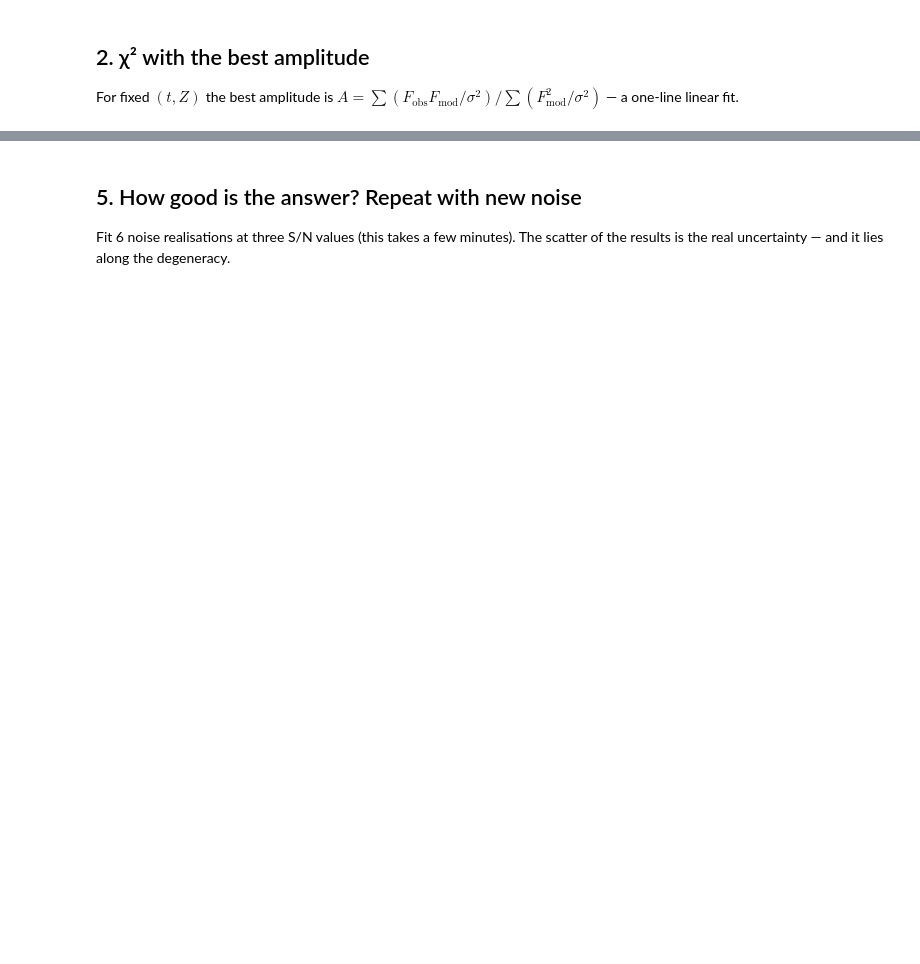
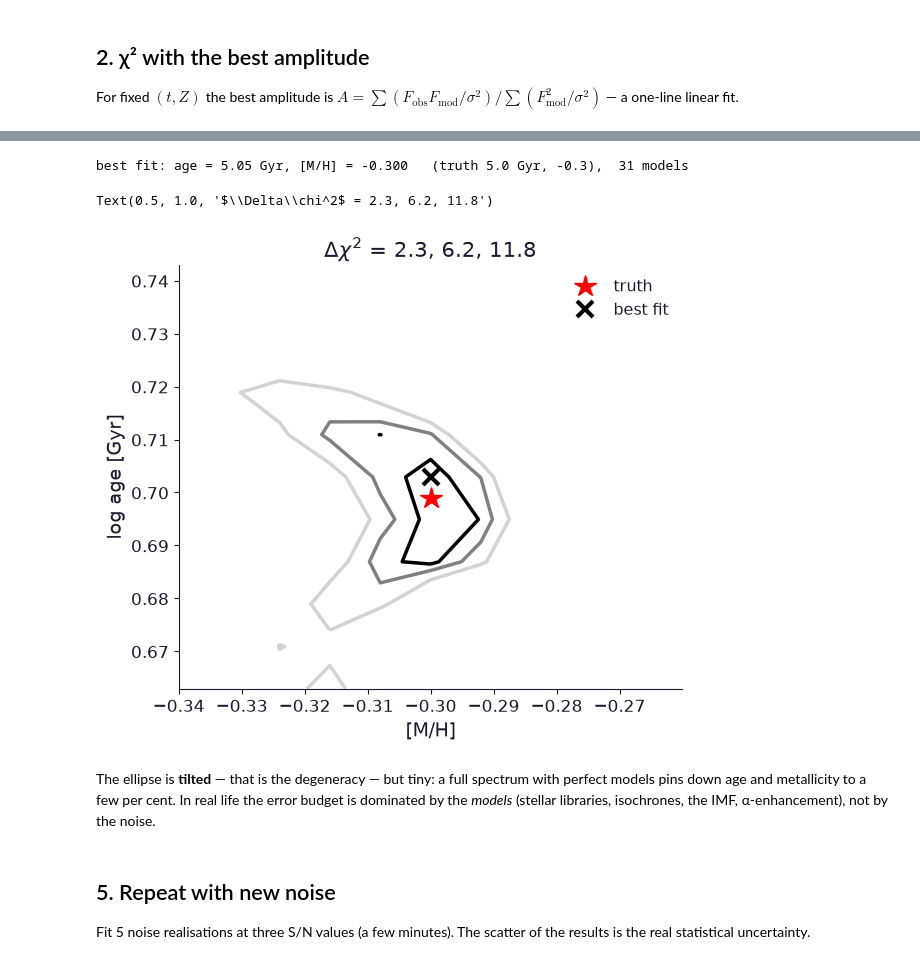
Before and after one commit to Azeret/stellar-populations-lectures, a Jupyter notebook: notebooks/06_fitting_an_SSP_with_FaSTAR.ipynb, the cells around one changed output, grey strips where cells are left out. Drawn from its saved outputs; the diff is of its cells as text; code cells hidden in the pictures; blank space fills up the shorter version.

```diff
--- a/notebooks/06_fitting_an_SSP_with_FaSTAR.ipynb
+++ b/notebooks/06_fitting_an_SSP_with_FaSTAR.ipynb
@@ -97,17 +110,30 @@ The grid is coarse. Starting from the best grid point, we let `scipy.optimize.mi
 # %%
 def f(p):
     la, met = p
     if not (np.log10(0.05) < la < np.log10(13.9) and -2.4 < met < 0.29):
         return 1e30
     return chi2(10 ** la, met)
 
-res = minimize(f, x0=[np.log10(ages[i]), mets[j]], method='Nelder-Mead',
-               options=dict(xatol=1e-3, fatol=0.5))
-print(f'best fit: age = {10 ** res.x[0]:.2f} Gyr, [M/H] = {res.x[1]:+.3f}   (truth {TRUE["age"]} Gyr, {TRUE["met"]})')
-print('model evaluations:', res.nfev)
+res = minimize(f, x0=[np.log10(ages[i]), mets[j]], method='Nelder-Mead', options=dict(xatol=1e-3, fatol=0.5))
+la0, m0 = res.x
+print(f'best fit: age = {10 ** la0:.2f} Gyr, [M/H] = {m0:+.3f}   (truth {TRUE["age"]} Gyr, {TRUE["met"]}),  {res.nfev} models')
+
+dla, dm = np.linspace(-0.04, 0.04, 11), np.linspace(-0.04, 0.04, 11)
+fine = np.array([[f([la0 + a, m0 + b]) for b in dm] for a in dla])
+fig, ax = plt.subplots(figsize=(6.5, 5.5))
+ax.contour(m0 + dm, la0 + dla, fine - fine.min(), levels=[2.3, 6.2, 11.8], colors=['k', 'grey', 'lightgrey'])
+ax.plot(TRUE['met'], np.log10(TRUE['age']), 'r*', ms=16, label='truth')
+ax.plot(m0, la0, 'kx', ms=12, mew=3, label='best fit')
+ax.set_xlabel('[M/H]'); ax.set_ylabel('log age [Gyr]'); ax.legend(); ax.set_title(r'$\Delta\chi^2$ = 2.3, 6.2, 11.8')
+# %% [output]
+best fit: age = 5.05 Gyr, [M/H] = -0.300   (truth 5.0 Gyr, -0.3),  31 models
+Text(0.5, 1.0, '$\\Delta\\chi^2$ = 2.3, 6.2, 11.8')
+[figure, added]
+# %% [markdown]
+The ellipse is **tilted** — that is the degeneracy — but tiny: a full spectrum with perfect models pins down age and metallicity to a few per cent. In real life the error budget is dominated by the *models* (stellar libraries, isochrones, the IMF, α-enhancement), not by the noise.
 # %% [markdown]
-## 5. How good is the answer? Repeat with new noise
+## 5. Repeat with new noise
 
-Fit 6 noise realisations at three S/N values (this takes a few minutes). The scatter of the results is the real uncertainty — and it lies along the degeneracy.
+Fit 5 noise realisations at three S/N values (a few minutes). The scatter of the results is the real statistical uncertainty.
 # %%
 results = {}
```
Also changed, not shown: parts of 16 cells of this notebook, 3 other files.
